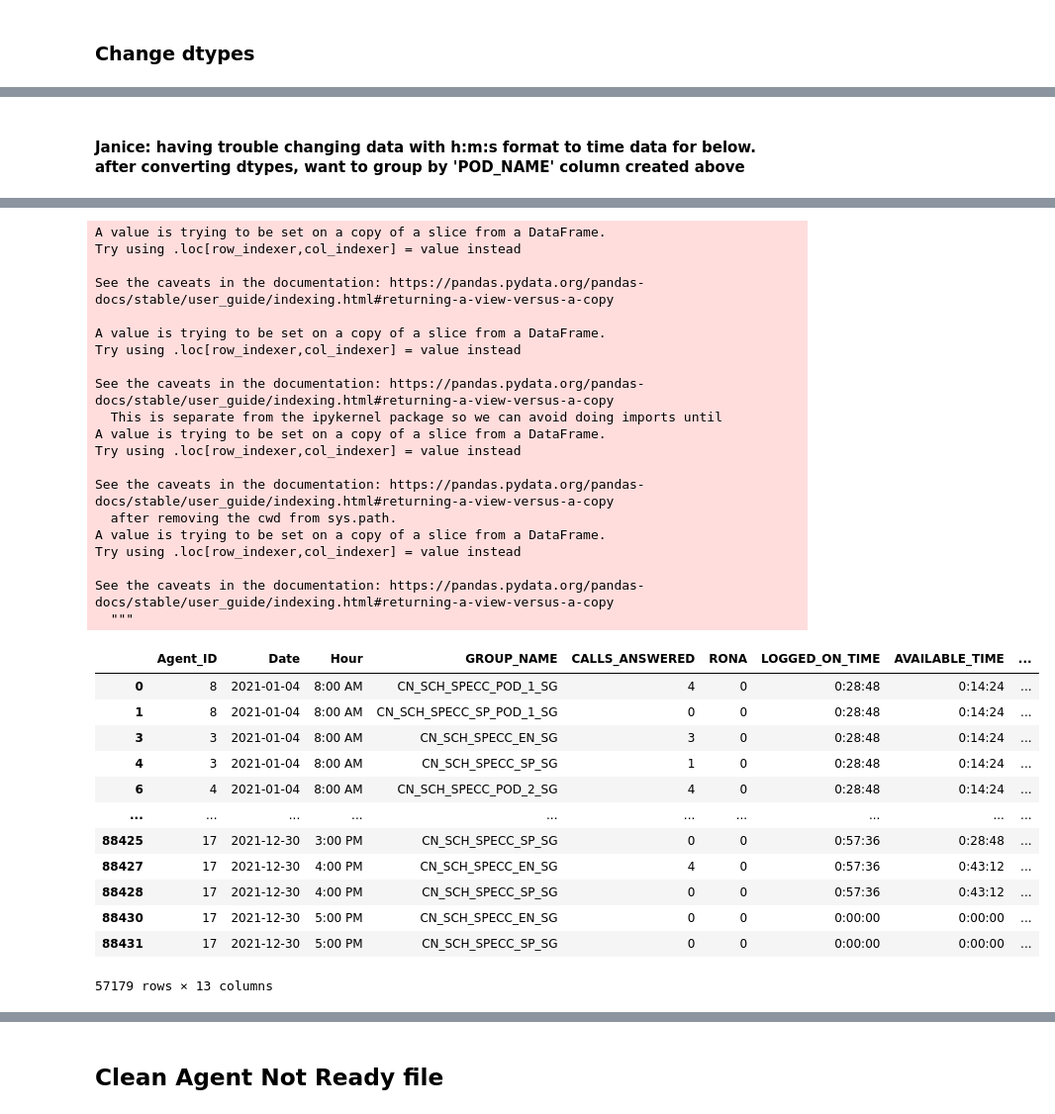
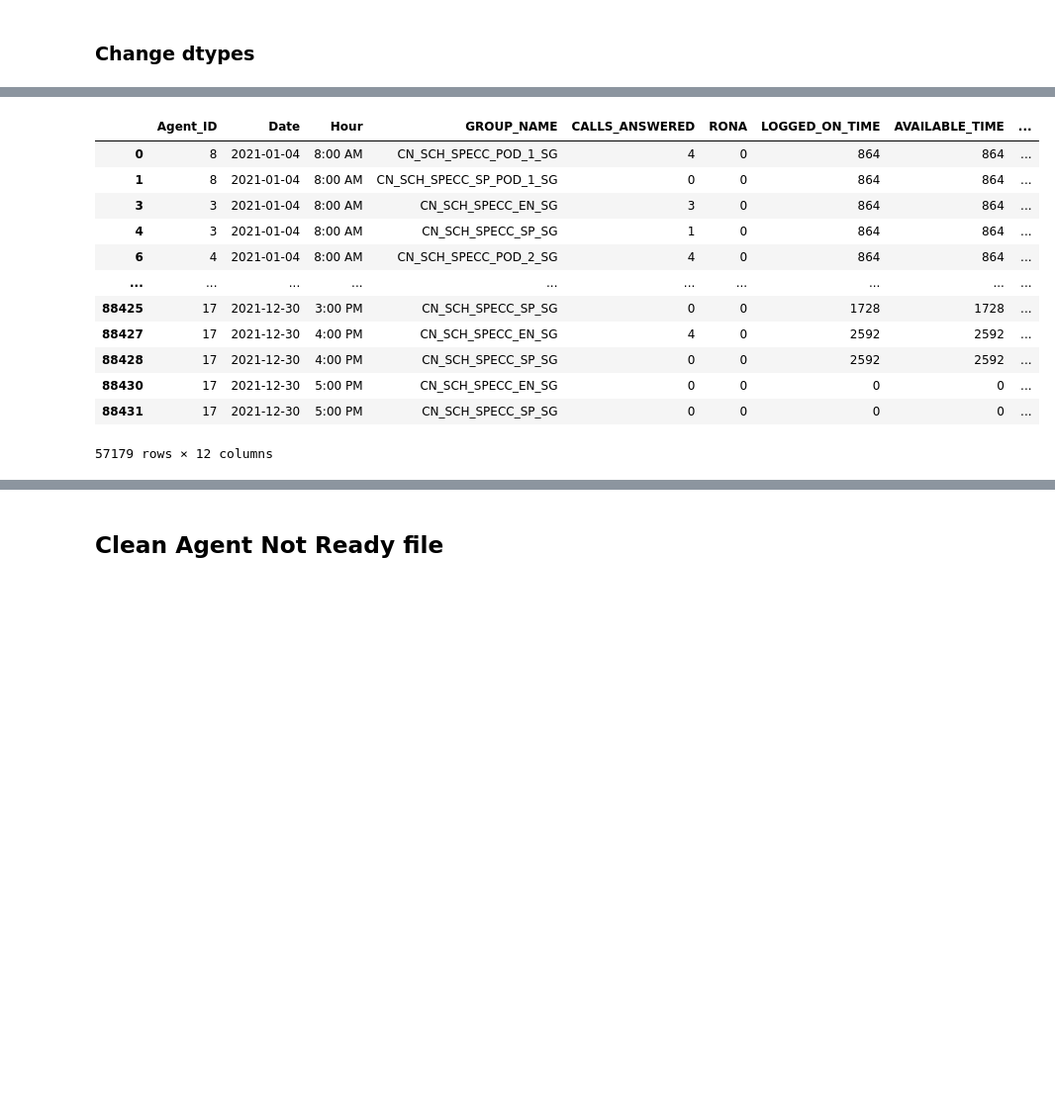
Before and after one commit to evanbruno617/Call_Response_Analysis, a Jupyter notebook: Clean_Data_2.ipynb, the cells around one changed output, grey strips where cells are left out. Shown: that part at 99% size. Cells and saved outputs as stored; diff of their text form; code cells hidden in the pictures; blank space fills up the shorter version.

Commit message:
converted dtypes

```diff
--- a/Clean_Data_2.ipynb
+++ b/Clean_Data_2.ipynb
@@ -48,7 +48,7 @@ Index(['Agent_ID', 'Date', 'Hour', 'GROUP_NAME', 'CALLS_ANSWERED',
 # Remove unnecessary columns
 Agent_State_Summary_df.drop(columns = ['INTERNAL_CALS', 'EXTERNAL_OUTGOING_CALLS', 'NOT_READY', 'PER_NOT_READY',
         'WORK_TIME', 'PER_WORK_TIME', 'TALK_TIME', 'PER_TALK_TIME','AVG_TALK_TIME', 'TALK_TIME_OUT',
-        'PER_TALK_TIME_OUT', 'EXT_OUT_CALLS_TALK_TIME', 'AVG_TALK_TIME_EXTERNAL','HOLD_TIME', 'PER_HOLD',
+        'PER_TALK_TIME_OUT', 'HANDLED_CALLS_TALK_TIME', 'EXT_OUT_CALLS_TALK_TIME', 'AVG_TALK_TIME_EXTERNAL','HOLD_TIME', 'PER_HOLD',
        'INTERNAL_CALLS_TIME', 'AVG_TALK_TIME_INTERNAL', 'PER_INTERNAL', 'BUSY_OTHER_TIME'], inplace=True)
 Agent_State_Summary_df
 # %% [output]
@@ -82,5 +82,5 @@ SCH_ONC_OVF_SG                       4998
 Name: GROUP_NAME, dtype: int64
 # %%
 # Remove unnecessary rows
-Agent_State_Summary_df = Agent_State_Summary_df.loc[(Agent_State_Summary_df['GROUP_NAME'] != 'SCH_CCM01.Cisco_Voice.defa.72419') & (Agent_State_Summary_df['GROUP_NAME'] != 'SCH_ONC_OVF_SG')]
-Agent_State_Summary_df
+Agent_State_Summary_df = Agent_State_Summary_df.loc[(Agent_State_Summary_df['GROUP_NAME'] !=
+                   'SCH_CCM01.Cisco_Voice.defa.72419') & (Agent_State_Summary_df['GROUP_NAME'] != 'SCH_ONC_OVF_SG')]
@@ -218,11 +213,34 @@ dtype: object
-# %% [markdown]
-#### Janice: having trouble changing data with h:m:s format to time data for below. after converting dtypes, want to group by 'POD_NAME' column created above
 # %%
 # Change dtypes
 Agent_State_Summary_df['Date'] = Agent_State_Summary_df['Date'].astype('string')
 Agent_State_Summary_df['Date'] = pd.to_datetime(Agent_State_Summary_df['Date'])
 Agent_State_Summary_df['GROUP_NAME'] = Agent_State_Summary_df['GROUP_NAME'].astype('string')
 Agent_State_Summary_df['PER_AVAIL'] = Agent_State_Summary_df['PER_AVAIL'].str.rstrip('%').astype('float') / 100.0
+Agent_State_Summary_df['POD_NAME'] = Agent_State_Summary_df['POD_NAME'].astype('string')
+
+# Change LOGGED_ON_TIME hh:mm:ss format to seconds
+def get_seconds(time_str):
+    hh, mm, ss = time_str.split(':')
+    return int(hh) * 3600 + int(mm) * 60 + int(ss)
+
+Agent_State_Summary_df['LOGGED_ON_TIME'] = Agent_State_Summary_df['LOGGED_ON_TIME'].astype('string')
+Agent_State_Summary_df['LOGGED_ON_TIME'] = Agent_State_Summary_df['AVAILABLE_TIME'].apply(get_seconds)
+
+
+# Change AVAILABLE_TIME hh:mm:ss format to seconds
+Agent_State_Summary_df['AVAILABLE_TIME'] = Agent_State_Summary_df['AVAILABLE_TIME'].astype('string')
+Agent_State_Summary_df['AVAILABLE_TIME'] = Agent_State_Summary_df['AVAILABLE_TIME'].apply(get_seconds)
+
+
+# Change HANDLED_CALLS_TIME hh:mm:ss format to seconds
+Agent_State_Summary_df['HANDLED_CALLS_TIME'] = Agent_State_Summary_df['HANDLED_CALLS_TIME'].astype('string')
+Agent_State_Summary_df['HANDLED_CALLS_TIME'] = Agent_State_Summary_df['HANDLED_CALLS_TIME'].apply(get_seconds)
+
+
+# Change AVG_HANDLE_TIME hh:mm:ss format to seconds
+Agent_State_Summary_df['AVG_HANDLE_TIME'] = Agent_State_Summary_df['AVG_HANDLE_TIME'].astype('string')
+Agent_State_Summary_df['AVG_HANDLE_TIME'] = Agent_State_Summary_df['AVG_HANDLE_TIME'].apply(get_seconds)
+
 
 print(Agent_State_Summary_df.dtypes)
 Agent_State_Summary_df
@@ -243,34 +260,14 @@ POD_NAME                           object
 dtype: object
+|  | Agent_ID | Date | Hour | GROUP_NAME | CALLS_ANSWERED | RONA | LOGGED_ON_TIME | AVAILABLE_TIME | ... |
+| 0 | 8 | 2021-01-04 | 8:00 AM | CN_SCH_SPECC_POD_1_SG | 4 | 0 | 864 | 864 | ... |
+| 1 | 8 | 2021-01-04 | 8:00 AM | CN_SCH_SPECC_SP_POD_1_SG | 0 | 0 | 864 | 864 | ... |
+| 3 | 3 | 2021-01-04 | 8:00 AM | CN_SCH_SPECC_EN_SG | 3 | 0 | 864 | 864 | ... |
+| 4 | 3 | 2021-01-04 | 8:00 AM | CN_SCH_SPECC_SP_SG | 1 | 0 | 864 | 864 | ... |
+| 6 | 4 | 2021-01-04 | 8:00 AM | CN_SCH_SPECC_POD_2_SG | 4 | 0 | 864 | 864 | ... |
+| ... | ... | ... | ... | ... | ... | ... | ... | ... | ... |
+| 88425 | 17 | 2021-12-30 | 3:00 PM | CN_SCH_SPECC_SP_SG | 0 | 0 | 1728 | 1728 | ... |
+| 88427 | 17 | 2021-12-30 | 4:00 PM | CN_SCH_SPECC_EN_SG | 4 | 0 | 2592 | 2592 | ... |
+| 88428 | 17 | 2021-12-30 | 4:00 PM | CN_SCH_SPECC_SP_SG | 0 | 0 | 2592 | 2592 | ... |
+| 88430 | 17 | 2021-12-30 | 5:00 PM | CN_SCH_SPECC_EN_SG | 0 | 0 | 0 | 0 | ... |
+| 88431 | 17 | 2021-12-30 | 5:00 PM | CN_SCH_SPECC_SP_SG | 0 | 0 | 0 | 0 | ... |
-A value is trying to be set on a copy of a slice from a DataFrame.
-Try using .loc[row_indexer,col_indexer] = value instead
-
-See the caveats in the documentation: https://pandas.pydata.org/pandas-docs/stable/user_guide/indexing.html#returning-a-view-versus-a-copy
-
-A value is trying to be set on a copy of a slice from a DataFrame.
-Try using .loc[row_indexer,col_indexer] = value instead
-
-See the caveats in the documentation: https://pandas.pydata.org/pandas-docs/stable/user_guide/indexing.html#returning-a-view-versus-a-copy
-  This is separate from the ipykernel package so we can avoid doing imports until
-A value is trying to be set on a copy of a slice from a DataFrame.
-Try using .loc[row_indexer,col_indexer] = value instead
-
-See the caveats in the documentation: https://pandas.pydata.org/pandas-docs/stable/user_guide/indexing.html#returning-a-view-versus-a-copy
-  after removing the cwd from sys.path.
-A value is trying to be set on a copy of a slice from a DataFrame.
-Try using .loc[row_indexer,col_indexer] = value instead
-
-See the caveats in the documentation: https://pandas.pydata.org/pandas-docs/stable/user_guide/indexing.html#returning-a-view-versus-a-copy
-  """
+57179 rows × 12 columns
-|  | Agent_ID | Date | Hour | GROUP_NAME | CALLS_ANSWERED | RONA | LOGGED_ON_TIME | AVAILABLE_TIME | ... |
-| 0 | 8 | 2021-01-04 | 8:00 AM | CN_SCH_SPECC_POD_1_SG | 4 | 0 | 0:28:48 | 0:14:24 | ... |
-| 1 | 8 | 2021-01-04 | 8:00 AM | CN_SCH_SPECC_SP_POD_1_SG | 0 | 0 | 0:28:48 | 0:14:24 | ... |
-| 3 | 3 | 2021-01-04 | 8:00 AM | CN_SCH_SPECC_EN_SG | 3 | 0 | 0:28:48 | 0:14:24 | ... |
-| 4 | 3 | 2021-01-04 | 8:00 AM | CN_SCH_SPECC_SP_SG | 1 | 0 | 0:28:48 | 0:14:24 | ... |
-| 6 | 4 | 2021-01-04 | 8:00 AM | CN_SCH_SPECC_POD_2_SG | 4 | 0 | 0:28:48 | 0:14:24 | ... |
-| ... | ... | ... | ... | ... | ... | ... | ... | ... | ... |
-| 88425 | 17 | 2021-12-30 | 3:00 PM | CN_SCH_SPECC_SP_SG | 0 | 0 | 0:57:36 | 0:28:48 | ... |
-| 88427 | 17 | 2021-12-30 | 4:00 PM | CN_SCH_SPECC_EN_SG | 4 | 0 | 0:57:36 | 0:43:12 | ... |
-| 88428 | 17 | 2021-12-30 | 4:00 PM | CN_SCH_SPECC_SP_SG | 0 | 0 | 0:57:36 | 0:43:12 | ... |
-| 88430 | 17 | 2021-12-30 | 5:00 PM | CN_SCH_SPECC_EN_SG | 0 | 0 | 0:00:00 | 0:00:00 | ... |
-| 88431 | 17 | 2021-12-30 | 5:00 PM | CN_SCH_SPECC_SP_SG | 0 | 0 | 0:00:00 | 0:00:00 | ... |
-57179 rows × 13 columns
```
Also changed, not shown: parts of 33 cells of this notebook.
